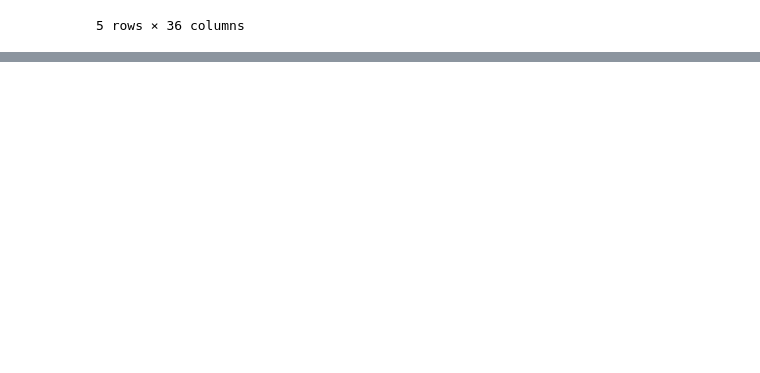
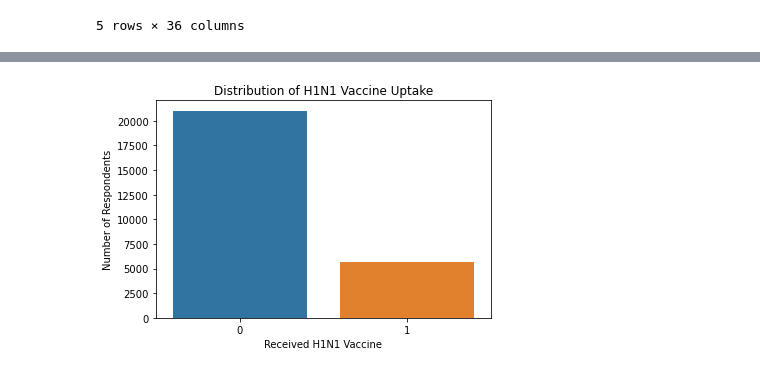
Before and after one commit to isabellasiele/H1N1-vaccine-Project, a Jupyter notebook: index.ipynb, the cells around one changed output, grey strips where cells are left out. Drawn from its saved outputs; the diff is of its cells as text; code cells hidden in the pictures; blank space fills up the shorter version.

```diff
--- a/index.ipynb
+++ b/index.ipynb
@@ -64,0 +298,12 @@ test_features_df.head()
+# %%
+import seaborn as sns
+import matplotlib.pyplot as plt
+
+plt.figure(figsize=(6,4))
+sns.countplot(x='h1n1_vaccine', data=training_labels_df)
+plt.title('Distribution of H1N1 Vaccine Uptake')
+plt.xlabel('Received H1N1 Vaccine')
+plt.ylabel('Number of Respondents')
+plt.show()
+# %% [output]
+[figure, added]
```
Also changed, not shown: parts of 58 cells of this notebook.
